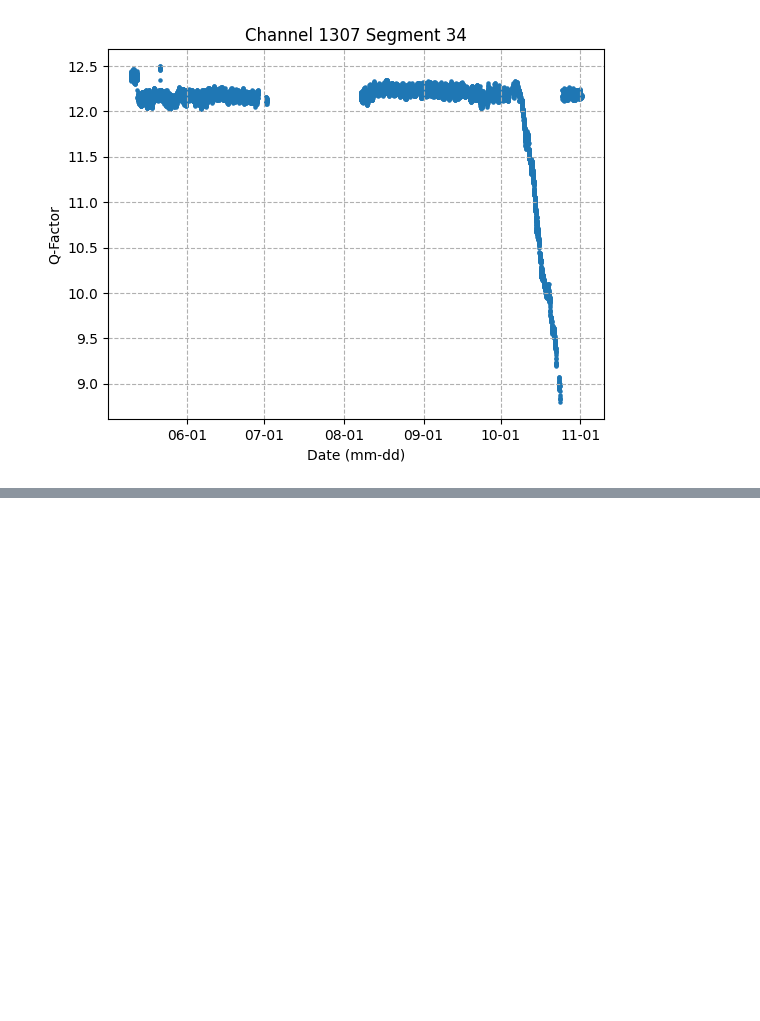
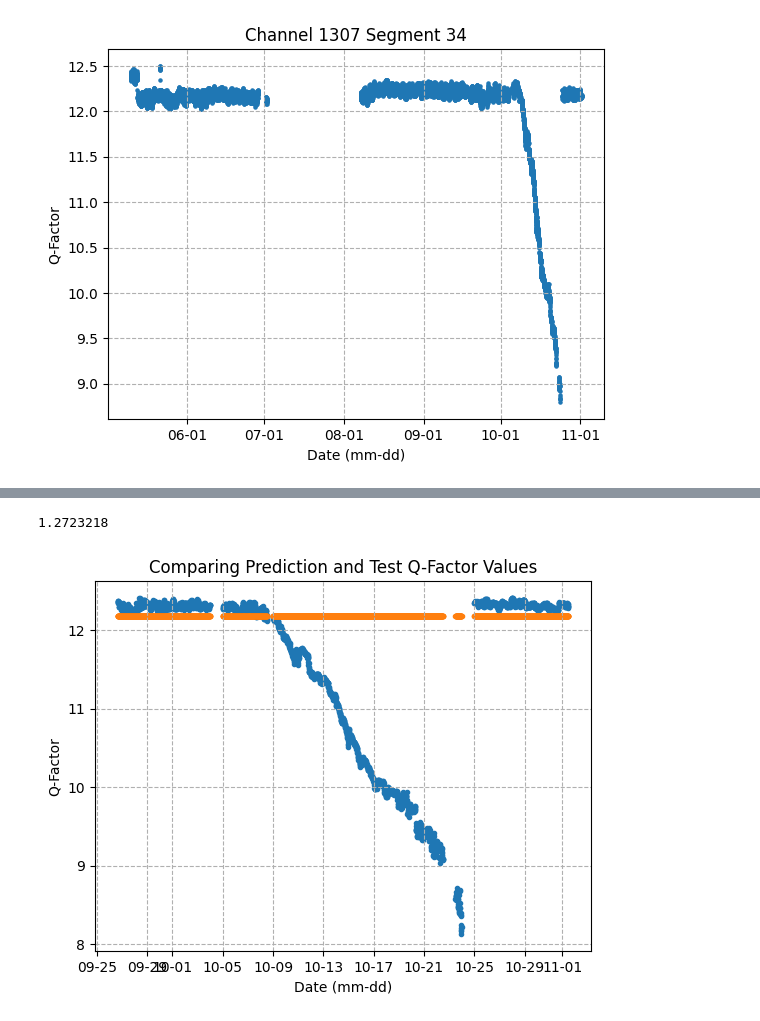
Before and after one commit to adelaidefrieze98/FinalYearProject, a Jupyter notebook: modelTraining_Anomaly_Multivariate.ipynb, the cells around one changed output, grey strips where cells are left out. Drawn from its saved outputs; the diff is of its cells as text; code cells hidden in the pictures; blank space fills up the shorter version.

```diff
--- a/modelTraining_Anomaly_Multivariate.ipynb
+++ b/modelTraining_Anomaly_Multivariate.ipynb
@@ -263,6 +217,10 @@ tensor_train_dataset7, tensor_val_dataset7 = tensorData(train_data7, val_data7)
 model = tf.keras.models.Sequential([
     tf.keras.layers.Conv1D(filters=64, kernel_size=5, strides=1, padding="causal", activation="relu",
         input_shape=[None,1]),
+    tf.keras.layers.LSTM(128, return_sequences=True),
+
+    tf.keras.layers.LSTM(128, return_sequences=True),
+
     tf.keras.layers.LSTM(128, return_sequences=True),
 
     tf.keras.layers.LSTM(128, return_sequences=True),
@@ -338,22 +299,26 @@ def model_forecast(model, data, window_size, batch_size):
     return forecast
 
 #adding dimension to test_data so it matches 3 dimensional forecast
-forecast = model_forecast(model, data3_np[...,np.newaxis], WINDOW_SIZE, BATCH_SIZE)
+forecast = model_forecast(model, data6_np[...,np.newaxis], WINDOW_SIZE, BATCH_SIZE)
 # %%
-predicted_values = forecast[int(n*0.75)-WINDOW_SIZE:-1,-1,0]#batch size (: all) time slice (-1 last one) features (only one, so first one)
+predicted_values = forecast[int(len(data6_np)*0.75)-WINDOW_SIZE:-1,-1,0]#batch size (: all) time slice (-1 last one) features (only one, so first one)
 # %%
 error = tf.keras.metrics.RootMeanSquaredError()
-error.update_state(test_data3, predicted_values)
+error.update_state(test_data6, predicted_values)
 rmse = error.result().numpy()
 print(rmse)
+# %% [output]
+1.2723218
 # %%
 fig, ax = plt.subplots()
-ax.scatter(test_time3, test_data3, s=9)
-ax.scatter(test_time3, predicted_values, s=9)
+ax.scatter(test_time6, test_data6, s=9)
+ax.scatter(test_time6, predicted_values, s=9)
 ax.set(xlabel="Date (mm-dd)", ylabel="Q-Factor")
 ax.xaxis.set_major_formatter(date_form)
 ax.grid(linestyle="--")
 ax.set_title('Comparing Prediction and Test Q-Factor Values')
 plt.show()
+# %% [output]
+[figure, added]
 # %%
 # comparison graph
```
Also changed, not shown: parts of 9 cells of this notebook, 3 other files.
